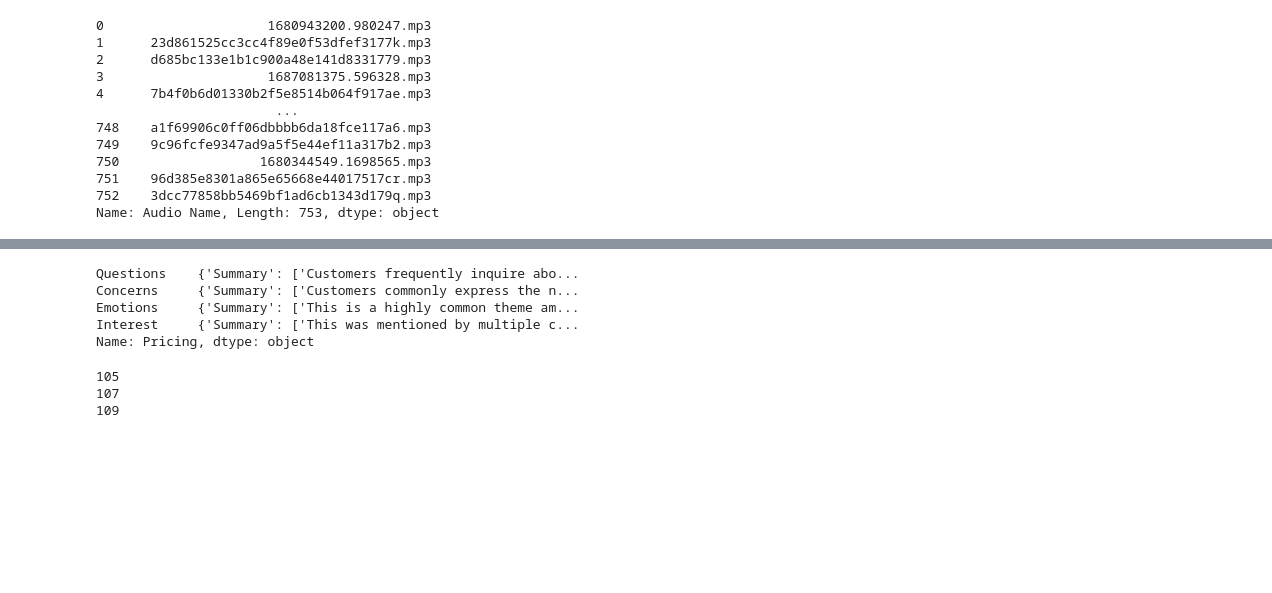
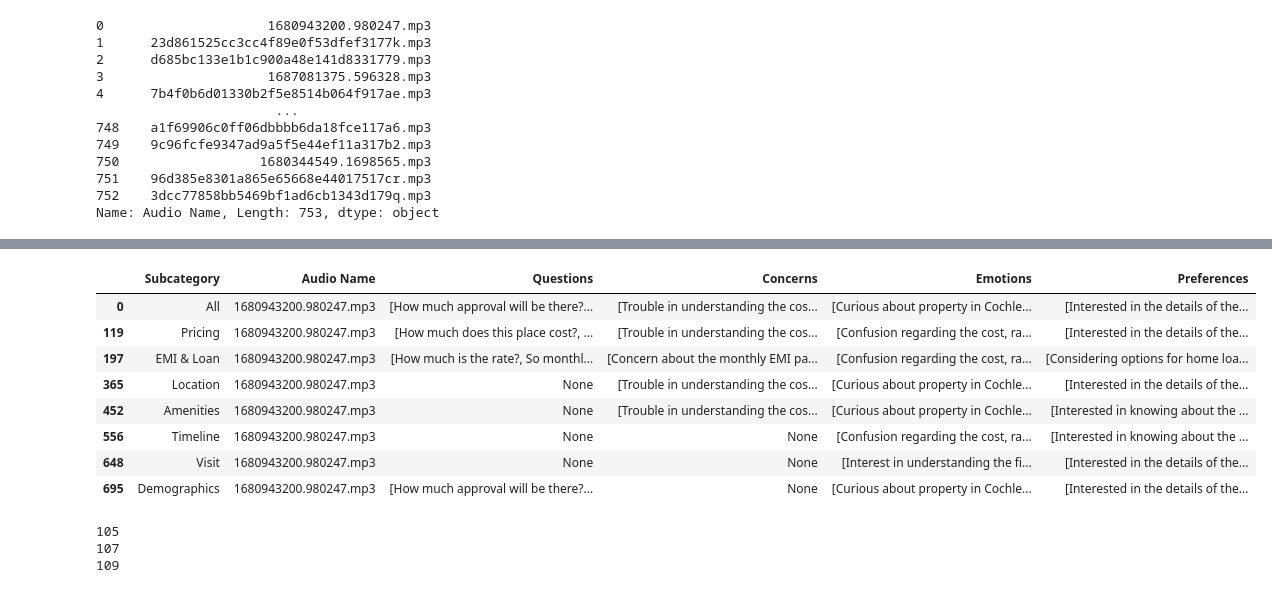
Before and after one commit to wasimmadha/real-state-audio-analysis, a Jupyter notebook: test.ipynb, the cells around one changed output, grey strips where cells are left out. Saved outputs shown, nothing was run; the diff lists cells and outputs as text; code cells hidden in the pictures; blank space fills up the shorter version.

```diff
--- a/test.ipynb
+++ b/test.ipynb
@@ -94,14 +110,18 @@ pd.read_csv("summary1.csv", index_col=0)
 | Concerns | {'Summary': ['Multiple customers ... | {'Summary': ['Customers commonly ... | {'Summary': ['Many customers expr... | {'Summary': ['This concern is men... | {'Summary': ['This is a common co... | {'Summary': ['Discussed in multip... | {'Summary': ['Multiple customers ... | {'Summary': ["Multiple customers ... |
 | Emotions | {'Summary': ['Many customers show... | {'Summary': ['This is a highly co... | {'Summary': ['Customers commonly ... | {'Summary': ['Several customers e... | {'Summary': ['Several customers e... | {'Summary': ['Curiosity about pro... | {'Summary': ['Customers show eage... | {'Summary': ['Multiple customers ... |
 | Interest | {'Summary': ['Several customers s... | {'Summary': ['This was mentioned ... | {'Summary': ['Several customers e... | {'Summary': ['Multiple customers ... | {'Summary': ['This is a common in... | {'Summary': ['Multiple customers ... | {'Summary': ['Several customers e... | {'Summary': ['This is a common in... |
-# %%
-summary_df['Pricing']
-# %% [output]
-Questions    {'Summary': ['Customers frequently inquire abo...
-Concerns     {'Summary': ['Customers commonly express the n...
-Emotions     {'Summary': ['This is a highly common theme am...
-Interest     {'Summary': ['This was mentioned by multiple c...
-Name: Pricing, dtype: object
+# %%
+audio_df[audio_df['Audio Name'] == '1680943200.980247.mp3']
+# %% [output]
+|  | Subcategory | Audio Name | Questions | Concerns | Emotions | Preferences |
+| 0 | All | 1680943200.980247.mp3 | [How much approval will be there?... | [Trouble in understanding the cos... | [Curious about property in Cochle... | [Interested in the details of the... |
+| 119 | Pricing | 1680943200.980247.mp3 | [How much does this place cost?, ... | [Trouble in understanding the cos... | [Confusion regarding the cost, ra... | [Interested in the details of the... |
+| 197 | EMI & Loan | 1680943200.980247.mp3 | [How much is the rate?, So monthl... | [Concern about the monthly EMI pa... | [Confusion regarding the cost, ra... | [Considering options for home loa... |
+| 365 | Location | 1680943200.980247.mp3 | None | [Trouble in understanding the cos... | [Curious about property in Cochle... | [Interested in the details of the... |
+| 452 | Amenities | 1680943200.980247.mp3 | None | [Trouble in understanding the cos... | [Curious about property in Cochle... | [Interested in knowing about the ... |
+| 556 | Timeline | 1680943200.980247.mp3 | None | None | [Confusion regarding the cost, ra... | [Interested in knowing about the ... |
+| 648 | Visit | 1680943200.980247.mp3 | None | None | [Interest in understanding the fi... | [Interested in the details of the... |
+| 695 | Demographics | 1680943200.980247.mp3 | [How much approval will be there?... | None | [Curious about property in Cochle... | [Interested in the details of the... |
 # %%
 my_list = list(range(100, 200))
 for i in islice(my_list, 5, 10, 2):
```
Also changed, not shown: parts of 16 cells of this notebook, 5 other files.
